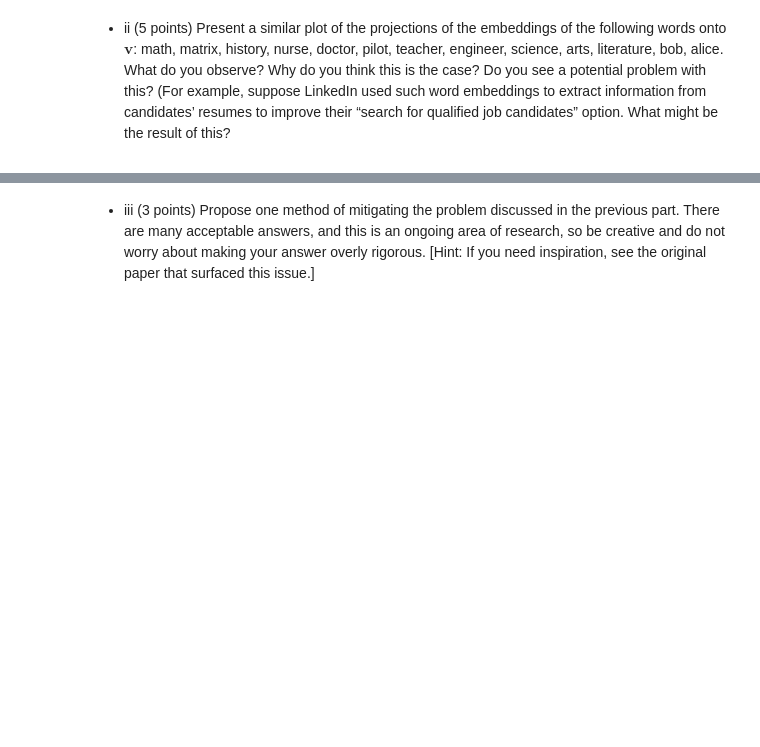
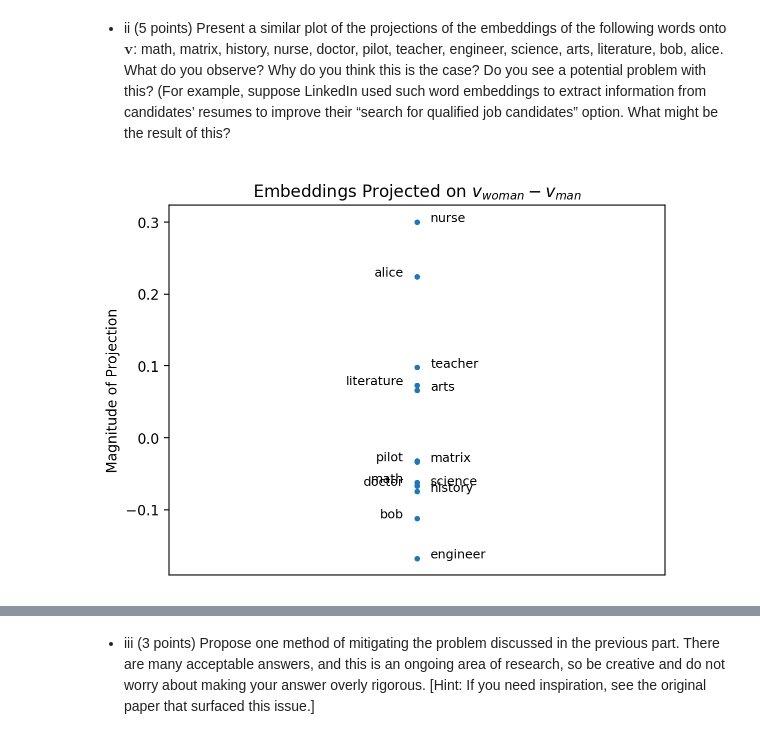
Before and after one commit to garfieldnate/Stanford-CS-168_Modern_Algorithmic_Toolbox, a Jupyter notebook: cs168/notebooks/mini_project_5.ipynb, the cells around one changed output, grey strips where cells are left out. Saved outputs shown, nothing was run; the diff lists cells and outputs as text; code cells hidden in the pictures; blank space fills up the shorter version.

```diff
--- a/cs168/notebooks/mini_project_5.ipynb
+++ b/cs168/notebooks/mini_project_5.ipynb
@@ -306,3 +337,24 @@ plot_projections_i(EMBEDDINGS)
 * ii (5 points) Present a similar plot of the projections of the embeddings of the following words onto $\mathbf{v}$: math, matrix, history, nurse, doctor, pilot, teacher, engineer, science, arts, literature, bob, alice. What do you observe? Why do you think this is the case? Do you see a potential problem with this? (For example, suppose LinkedIn used such word embeddings to extract information from candidates’ resumes to improve their “search for qualified job candidates” option. What might be the result of this?
 
 </div>
+# %%
+plot_projections(
+    EMBEDDINGS,
+    [
+        "math",
+        "matrix",
+        "history",
+        "nurse",
+        "doctor",
+        "pilot",
+        "teacher",
+        "engineer",
+        "science",
+        "arts",
+        "literature",
+        "bob",
+        "alice",
+    ],
+)
+# %% [output]
+[figure, added]
```
Also changed, not shown: parts of 6 cells of this notebook.
